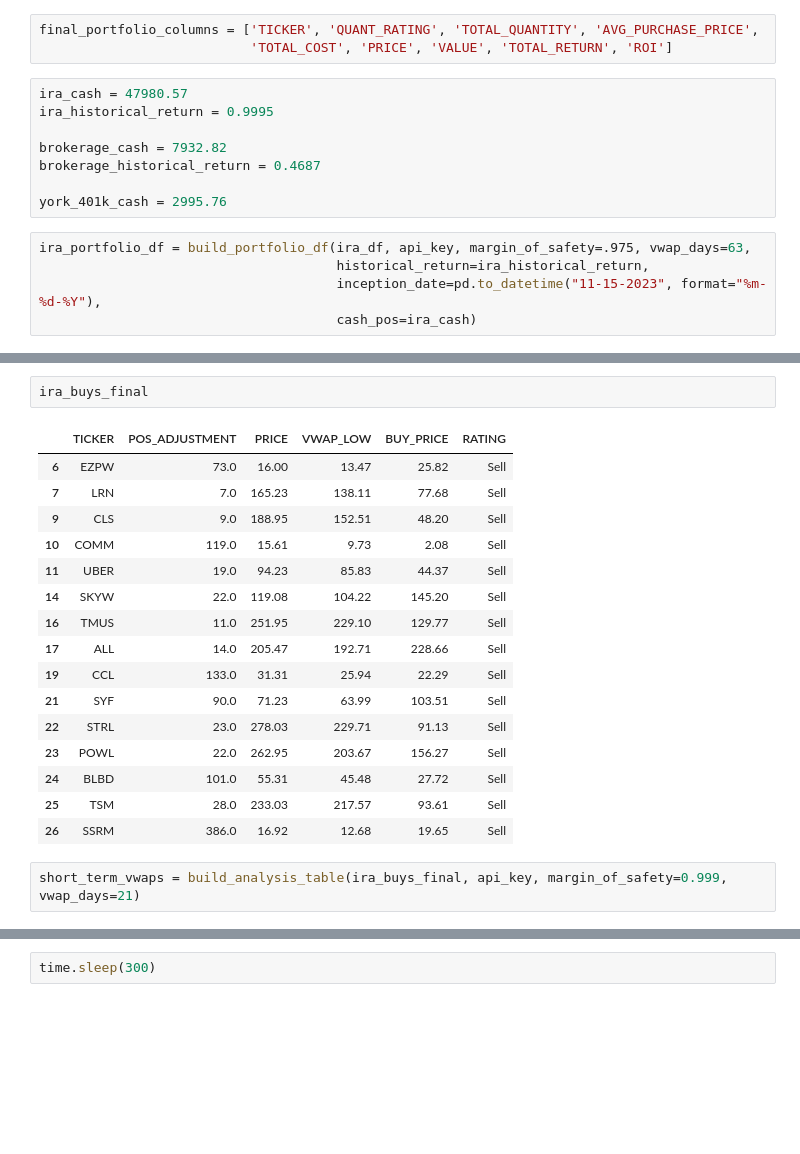
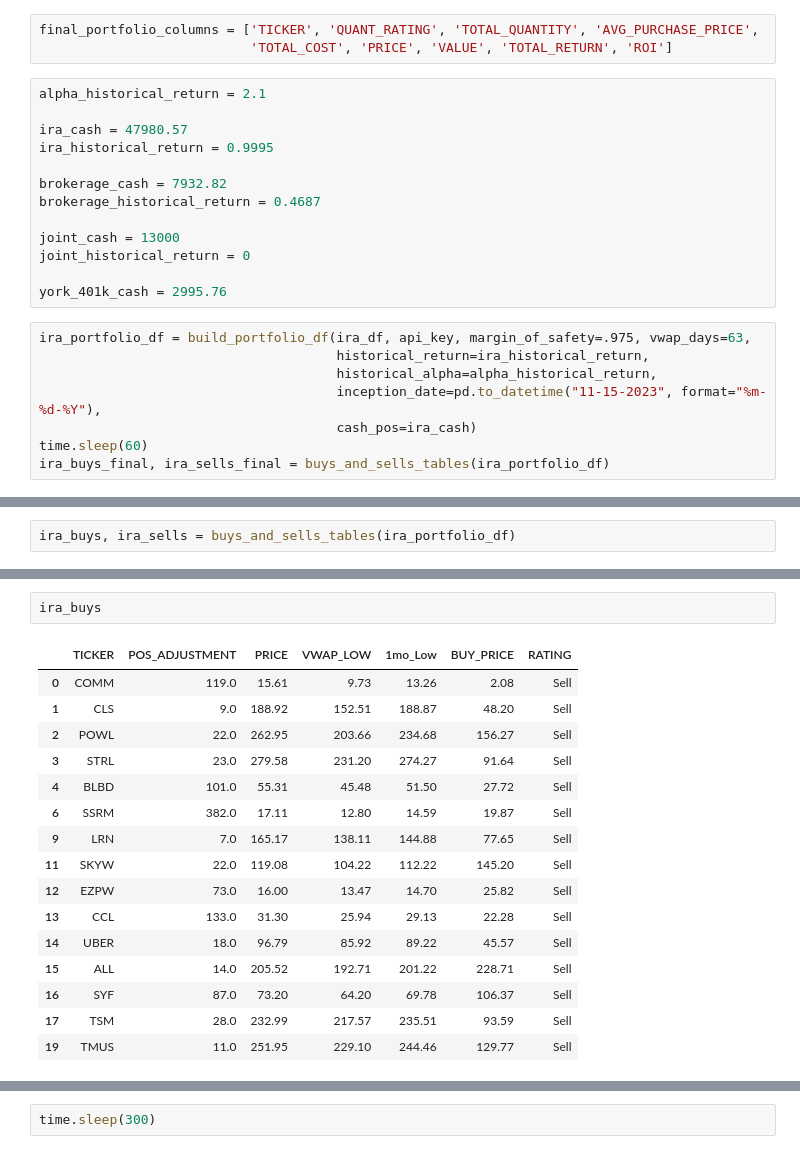
Before and after one commit to cb19weber/401k_optimize, a Jupyter notebook: docs/investment_analytics.ipynb, the cells around one changed output, grey strips where cells are left out. Cells and saved outputs as stored; diff of their text form; blank space fills up the shorter version.

```diff
--- a/docs/investment_analytics.ipynb
+++ b/docs/investment_analytics.ipynb
@@ -453,15 +492,23 @@ def buys_and_sells_tables(portfolio_df):
 final_portfolio_columns = ['TICKER', 'QUANT_RATING', 'TOTAL_QUANTITY', 'AVG_PURCHASE_PRICE',
                            'TOTAL_COST', 'PRICE', 'VALUE', 'TOTAL_RETURN', 'ROI']
 # %%
+alpha_historical_return = 2.1
+
 ira_cash = 47980.57
 ira_historical_return = 0.9995
 
 brokerage_cash = 7932.82
 brokerage_historical_return = 0.4687
 
+joint_cash = 13000
+joint_historical_return = 0
+
 york_401k_cash = 2995.76
 # %%
 ira_portfolio_df = build_portfolio_df(ira_df, api_key, margin_of_safety=.975, vwap_days=63,
                                       historical_return=ira_historical_return,
+                                      historical_alpha=alpha_historical_return,
                                       inception_date=pd.to_datetime("11-15-2023", format="%m-%d-%Y"),
                                       cash_pos=ira_cash)
+time.sleep(60)
+ira_buys_final, ira_sells_final = buys_and_sells_tables(ira_portfolio_df)
@@ -470,3 +515,5 @@ ira_buys_final, ira_sells_final = buys_and_sells_tables(ira_portfolio_df)
+# %%
+ira_buys, ira_sells = buys_and_sells_tables(ira_portfolio_df)
 # %%
 round(ira_portfolio_df['VALUE'].sum() + ira_cash, ndigits=2)
 # %% [output]
@@ -474,21 +521,19 @@ round(ira_portfolio_df['VALUE'].sum() + ira_cash, ndigits=2)
 # %%
-ira_buys_final
+ira_buys
 # %% [output]
-|  | TICKER | POS_ADJUSTMENT | PRICE | VWAP_LOW | BUY_PRICE | RATING |
-| 6 | EZPW | 73.0 | 16.00 | 13.47 | 25.82 | Sell |
-| 7 | LRN | 7.0 | 165.23 | 138.11 | 77.68 | Sell |
-| 9 | CLS | 9.0 | 188.95 | 152.51 | 48.20 | Sell |
-| 10 | COMM | 119.0 | 15.61 | 9.73 | 2.08 | Sell |
-| 11 | UBER | 19.0 | 94.23 | 85.83 | 44.37 | Sell |
-| 14 | SKYW | 22.0 | 119.08 | 104.22 | 145.20 | Sell |
-| 16 | TMUS | 11.0 | 251.95 | 229.10 | 129.77 | Sell |
-| 17 | ALL | 14.0 | 205.47 | 192.71 | 228.66 | Sell |
-| 19 | CCL | 133.0 | 31.31 | 25.94 | 22.29 | Sell |
-| 21 | SYF | 90.0 | 71.23 | 63.99 | 103.51 | Sell |
-| 22 | STRL | 23.0 | 278.03 | 229.71 | 91.13 | Sell |
-| 23 | POWL | 22.0 | 262.95 | 203.67 | 156.27 | Sell |
-| 24 | BLBD | 101.0 | 55.31 | 45.48 | 27.72 | Sell |
-| 25 | TSM | 28.0 | 233.03 | 217.57 | 93.61 | Sell |
-| 26 | SSRM | 386.0 | 16.92 | 12.68 | 19.65 | Sell |
+|  | TICKER | POS_ADJUSTMENT | PRICE | VWAP_LOW | 1mo_Low | BUY_PRICE | RATING |
+| 0 | COMM | 119.0 | 15.61 | 9.73 | 13.26 | 2.08 | Sell |
+| 1 | CLS | 9.0 | 188.92 | 152.51 | 188.87 | 48.20 | Sell |
+| 2 | POWL | 22.0 | 262.95 | 203.66 | 234.68 | 156.27 | Sell |
+| 3 | STRL | 23.0 | 279.58 | 231.20 | 274.27 | 91.64 | Sell |
+| 4 | BLBD | 101.0 | 55.31 | 45.48 | 51.50 | 27.72 | Sell |
+| 6 | SSRM | 382.0 | 17.11 | 12.80 | 14.59 | 19.87 | Sell |
+| 9 | LRN | 7.0 | 165.17 | 138.11 | 144.88 | 77.65 | Sell |
+| 11 | SKYW | 22.0 | 119.08 | 104.22 | 112.22 | 145.20 | Sell |
+| 12 | EZPW | 73.0 | 16.00 | 13.47 | 14.70 | 25.82 | Sell |
+| 13 | CCL | 133.0 | 31.30 | 25.94 | 29.13 | 22.28 | Sell |
+| 14 | UBER | 18.0 | 96.79 | 85.92 | 89.22 | 45.57 | Sell |
+| 15 | ALL | 14.0 | 205.52 | 192.71 | 201.22 | 228.71 | Sell |
+| 16 | SYF | 87.0 | 73.20 | 64.20 | 69.78 | 106.37 | Sell |
+| 17 | TSM | 28.0 | 232.99 | 217.57 | 235.51 | 93.59 | Sell |
+| 19 | TMUS | 11.0 | 251.95 | 229.10 | 244.46 | 129.77 | Sell |
-# %%
-short_term_vwaps = build_analysis_table(ira_buys_final, api_key, margin_of_safety=0.999, vwap_days=21)
```
Also changed, not shown: parts of 20 cells of this notebook.
